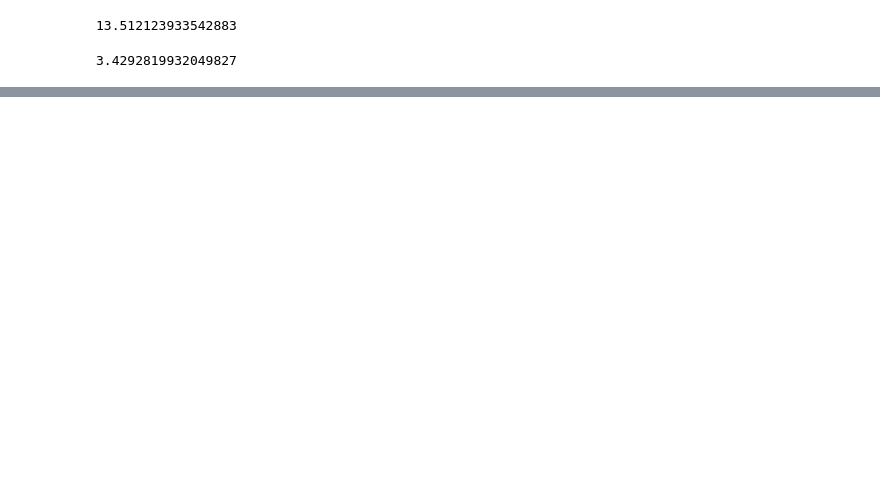
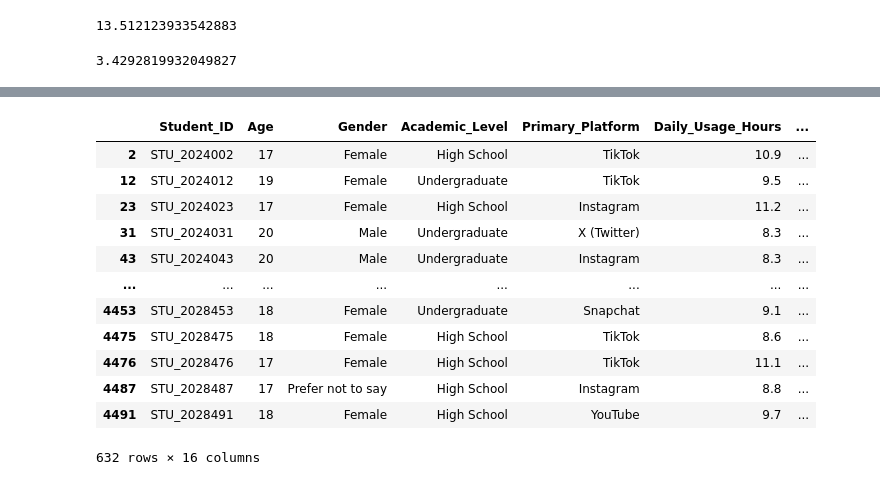
Before and after one commit to Innovators-for-Purpose/iFp-CS-Summer-Learning, a Jupyter notebook: Data-Analysis-Track/my-data-analysis.ipynb, the cells around one changed output, grey strips where cells are left out. Drawn from its saved outputs; the diff is of its cells as text; code cells hidden in the pictures; blank space fills up the shorter version.

```diff
--- a/Data-Analysis-Track/my-data-analysis.ipynb
+++ b/Data-Analysis-Track/my-data-analysis.ipynb
@@ -61,16 +117,16 @@ Overall_Impact                  0
 dtype: int64
 # %%
-average_stress = df["Perceived_Stress_Score"].mean(13.5)
+average_stress = df["Perceived_Stress_Score"].mean()
 print(average_stress)
 # %% [output]
 13.512123933542883
 # %%
-average_GPA = df["Academic_Performance_GPA"].mean(3.4)
+average_GPA = df["Academic_Performance_GPA"].mean()
 print(average_GPA)
-#caculates the most probable answer based on what's already there
+# calculates the most probable answer based on what's already there
 # %% [output]
 3.4292819932049827
 # %%
-df["Perceived_Stress_Score"] = df
-["Perceived_Stress_Score"].fillna(average_stress)
-#hola
+df["Perceived_Stress_Score"] = df["Perceived_Stress_Score"].fillna(average_stress)
+df["Academic_Performance_GPA"] = df["Academic_Performance_GPA"].fillna(average_GPA)
+#fills missing responses
@@ -76,0 +173,3 @@ df["Perceived_Stress_Score"] = df
+# %%
+daily_usage_column = df["Daily_Usage_Hours"]
+print(daily_usage_column)
@@ -76,0 +189,18 @@ df["Perceived_Stress_Score"] = df
+# %%
+#gives you the amount of responces greater than(>)/less than(<) a value given
+#df[condition]
+df[daily_usage_column > 8]
+# %% [output]
+|  | Student_ID | Age | Gender | Academic_Level | Primary_Platform | Daily_Usage_Hours | ... |
+| 2 | STU_2024002 | 17 | Female | High School | TikTok | 10.9 | ... |
+| 12 | STU_2024012 | 19 | Female | Undergraduate | TikTok | 9.5 | ... |
+| 23 | STU_2024023 | 17 | Female | High School | Instagram | 11.2 | ... |
+| 31 | STU_2024031 | 20 | Male | Undergraduate | X (Twitter) | 8.3 | ... |
+| 43 | STU_2024043 | 20 | Male | Undergraduate | Instagram | 8.3 | ... |
+| ... | ... | ... | ... | ... | ... | ... | ... |
+| 4453 | STU_2028453 | 18 | Female | Undergraduate | Snapchat | 9.1 | ... |
+| 4475 | STU_2028475 | 18 | Female | High School | TikTok | 8.6 | ... |
+| 4476 | STU_2028476 | 17 | Female | High School | TikTok | 11.1 | ... |
+| 4487 | STU_2028487 | 17 | Prefer not to say | High School | Instagram | 8.8 | ... |
+| 4491 | STU_2028491 | 18 | Female | High School | YouTube | 9.7 | ... |
+632 rows × 16 columns
```
Also changed, not shown: parts of 15 cells of this notebook, 1 other file.
